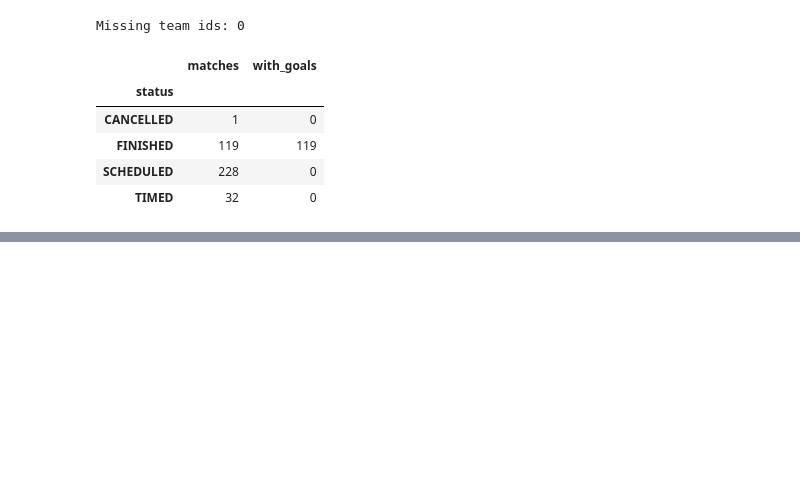
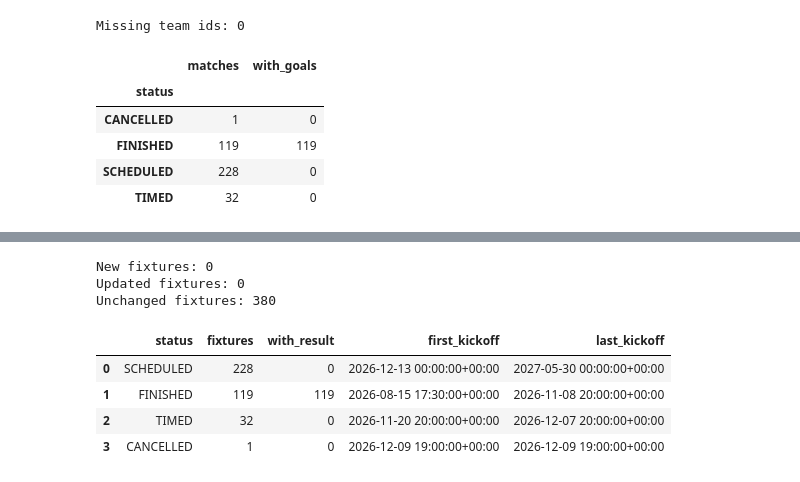
Before and after one commit to idoberk/football-score-predictor, a Jupyter notebook: notebooks/fixtures_api.ipynb, the cells around one changed output, grey strips where cells are left out. Drawn from its saved outputs; the diff is of its cells as text; code cells hidden in the pictures; blank space fills up the shorter version.

Commit message:
Upsert API fixtures into Postgres as pipeline_app

```diff
--- a/notebooks/fixtures_api.ipynb
+++ b/notebooks/fixtures_api.ipynb
@@ -359,0 +392,48 @@ real_madrid.assign(
+# %%
+# One dict per row. Missing values must become None, which the driver sends as NULL
+fixture_rows = (
+    fixtures_table.astype(object).where(fixtures_table.notna(), None).to_dict("records")
+)
+
+COUNT_FIXTURES = text("SELECT COUNT(*) FROM fixtures")
+
+# Starting a transaction, because we want every row to be saved, or none of them
+with engine.begin() as connection:
+    rows_before = connection.execute(COUNT_FIXTURES).scalar_one()
+    # A list of dicts runs the statement once per row
+    result = connection.execute(UPSERT_FIXTURES, fixture_rows)
+    rows_after = connection.execute(COUNT_FIXTURES).scalar_one()
+
+# rowcount = rows inserted + rows updated. Rows skipped by the WHERE are not counted
+new_fixtures = rows_after - rows_before
+updated_fixtures = result.rowcount - new_fixtures
+print(f"New fixtures: {new_fixtures}")
+print(f"Updated fixtures: {updated_fixtures}")
+print(f"Unchanged fixtures: {len(fixture_rows) - result.rowcount}")
+# %% [output]
+New fixtures: 0
+Updated fixtures: 0
+Unchanged fixtures: 380
+# %%
+pd.read_sql(
+    text(
+        """
+        SELECT
+            status,
+            COUNT(*) AS fixtures,
+            COUNT(ft_result) AS with_result,
+            MIN(kickoff_at) AS first_kickoff,
+            MAX(kickoff_at) AS last_kickoff
+        FROM fixtures
+        GROUP BY status
+        ORDER BY fixtures DESC
+        """
+    ),
+    engine,
+)
+# %% [output]
+|  | status | fixtures | with_result | first_kickoff | last_kickoff |
+| 0 | SCHEDULED | 228 | 0 | 2026-12-13 00:00:00+00:00 | 2027-05-30 00:00:00+00:00 |
+| 1 | FINISHED | 119 | 119 | 2026-08-15 17:30:00+00:00 | 2026-11-08 20:00:00+00:00 |
+| 2 | TIMED | 32 | 0 | 2026-11-20 20:00:00+00:00 | 2026-12-07 20:00:00+00:00 |
+| 3 | CANCELLED | 1 | 0 | 2026-12-09 19:00:00+00:00 | 2026-12-09 19:00:00+00:00 |
```
Also changed, not shown: parts of 3 cells of this notebook.
